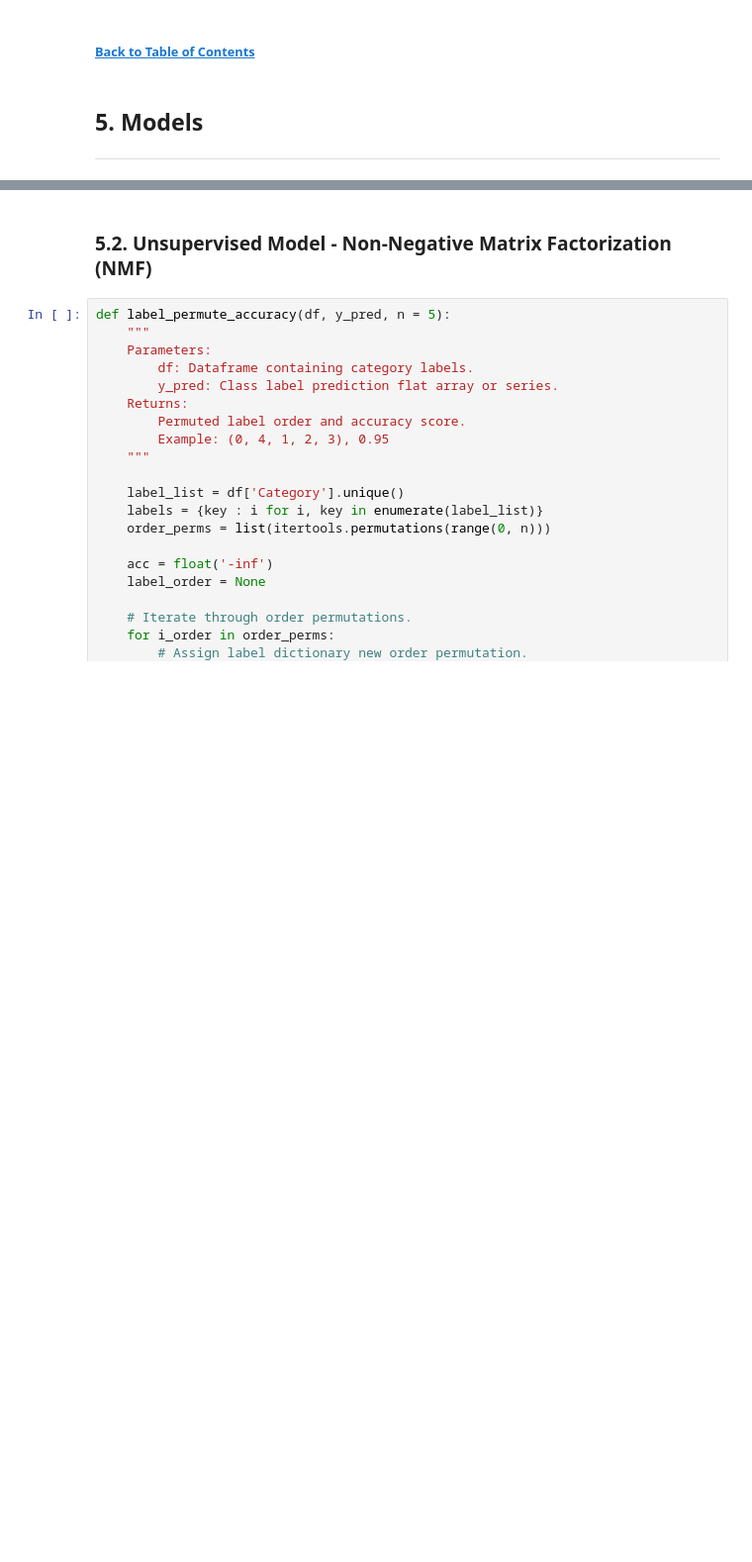
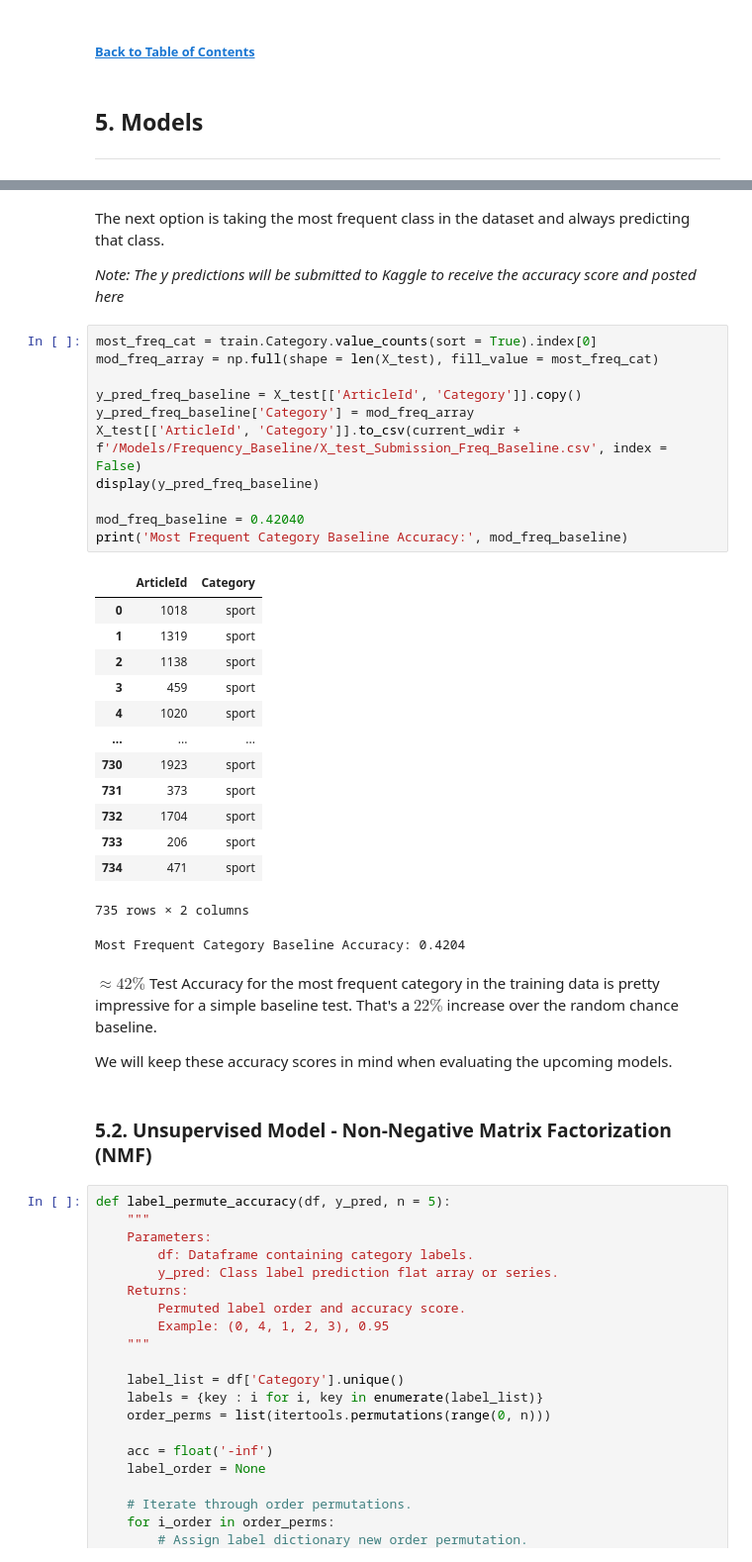
Before and after one commit to chill0121/News_Article_Matrix_Factorization, a Jupyter notebook: BBC_News_Classification.ipynb, the cells around one changed output, grey strips where cells are left out. Shown at 99% size. Saved outputs shown, nothing was run; the diff lists cells and outputs as text; blank space fills up the shorter version.

```diff
--- a/BBC_News_Classification.ipynb
+++ b/BBC_News_Classification.ipynb
@@ -563,5 +612,39 @@ print(mod_baseline)
 # %% [output]
 0.2
+# %% [markdown]
+The next option is taking the most frequent class in the dataset and always predicting that class.
+
+*Note: The y predictions will be submitted to Kaggle to receive the accuracy score and posted here*
+# %%
+most_freq_cat = train.Category.value_counts(sort = True).index[0]
+mod_freq_array = np.full(shape = len(X_test), fill_value = most_freq_cat)
+
+y_pred_freq_baseline = X_test[['ArticleId', 'Category']].copy()
+y_pred_freq_baseline['Category'] = mod_freq_array
+X_test[['ArticleId', 'Category']].to_csv(current_wdir + f'/Models/Frequency_Baseline/X_test_Submission_Freq_Baseline.csv', index = False)
+display(y_pred_freq_baseline)
+
+mod_freq_baseline = 0.42040
+print('Most Frequent Category Baseline Accuracy:', mod_freq_baseline)
+# %% [output]
+|  | ArticleId | Category |
+| 0 | 1018 | sport |
+| 1 | 1319 | sport |
+| 2 | 1138 | sport |
+| 3 | 459 | sport |
+| 4 | 1020 | sport |
+| ... | ... | ... |
+| 730 | 1923 | sport |
+| 731 | 373 | sport |
+| 732 | 1704 | sport |
+| 733 | 206 | sport |
+| 734 | 471 | sport |
+735 rows × 2 columns
+Most Frequent Category Baseline Accuracy: 0.4204
+# %% [markdown]
+$\approx{42\%}$ Test Accuracy for the most frequent category in the training data is pretty impressive for a simple baseline test. That's a $22\%$ increase over the random chance baseline.
+
+We will keep these accuracy scores in mind when evaluating the upcoming models.
 # %% [markdown]
 ### 5.2. Unsupervised Model - Non-Negative Matrix Factorization (NMF)
 # %%
```
Also changed, not shown: parts of 19 cells of this notebook, 1 other file.
